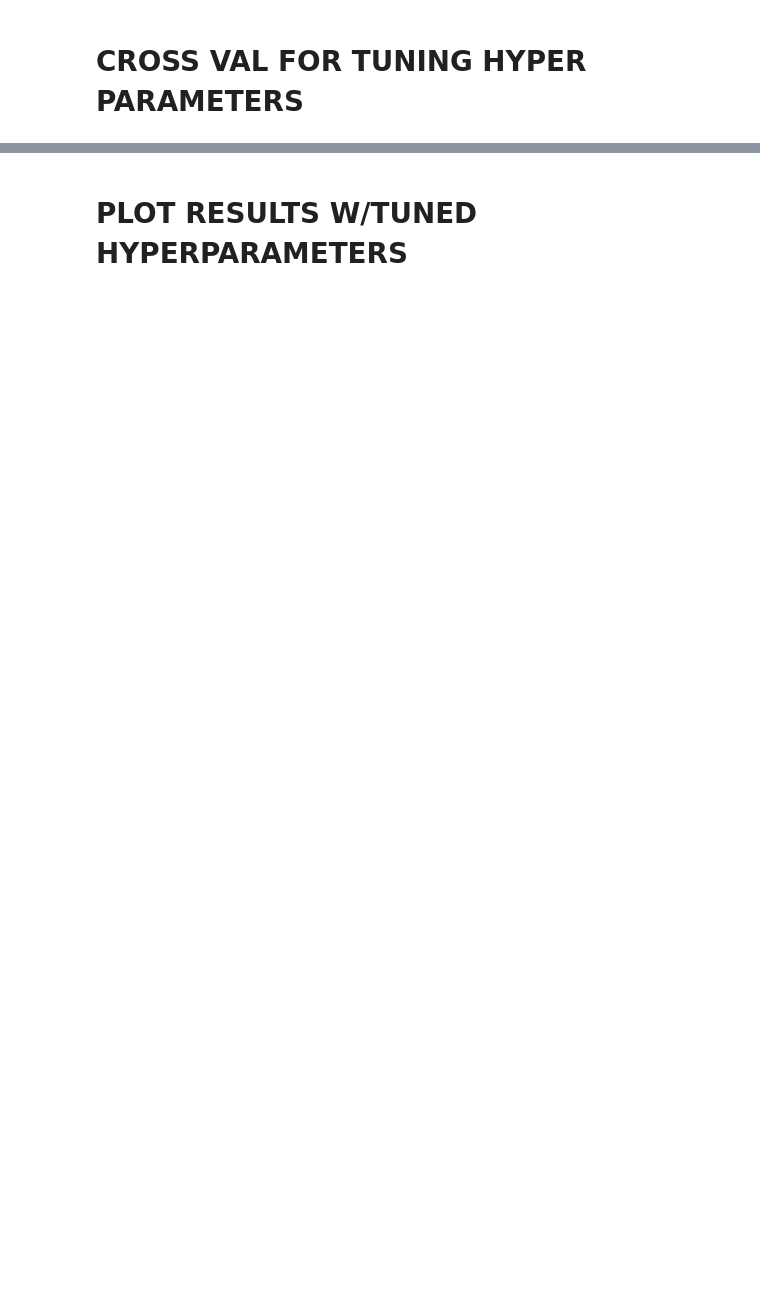
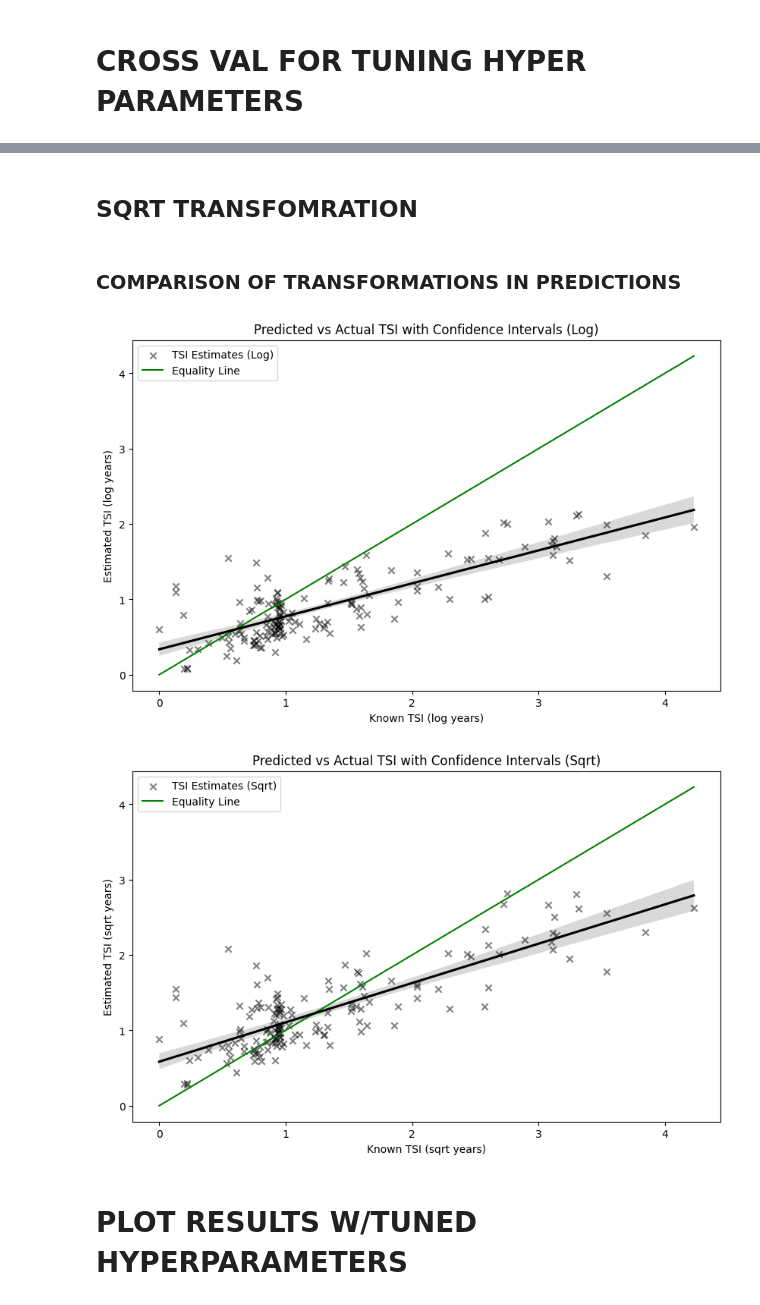
Before and after one commit to andreawickman/ic_research_project, a Jupyter notebook: 7_continuous_predictive_model.ipynb, the cells around one changed output, grey strips where cells are left out. Drawn from its saved outputs; the diff is of its cells as text; code cells hidden in the pictures; blank space fills up the shorter version.

```diff
--- a/7_continuous_predictive_model.ipynb
+++ b/7_continuous_predictive_model.ipynb
@@ -122,0 +186,2 @@ R-squared: 0.6274362284871356
+# %% [markdown]
+## SQRT TRANSFOMRATION
@@ -123,3 +218,32 @@ R-squared: 0.6274362284871356
+# %% [markdown]
+### COMPARISON OF TRANSFORMATIONS IN PREDICTIONS
+# %%
+# Plot predicted vs actual values for log transformation
+plt.figure(figsize=(10, 6))
+plt.scatter(y_test, y_pred_log, alpha=0.5, label='TSI Estimates (Log)', color='black', marker='x')
+plt.plot([y_test.min(), y_test.max()], [y_test.min(), y_test.max()], 'g-', label='Equality Line')
+sns.regplot(x=y_test, y=y_pred_log, scatter=False, ci=95, color='black')
+plt.xlabel('Known TSI (log years)')
+plt.ylabel('Estimated TSI (log years)')
+plt.title('Predicted vs Actual TSI with Confidence Intervals (Log)')
+plt.legend()
+plt.savefig('./outputs/predictions/predicted_log_tsi_years.png')
+plt.show()
+
+# Plot predicted vs actual values for sqrt transformation
+plt.figure(figsize=(10, 6))
+plt.scatter(y_test, y_pred_sqrt, alpha=0.5, label='TSI Estimates (Sqrt)', color='black', marker='x')
+plt.plot([y_test.min(), y_test.max()], [y_test.min(), y_test.max()], 'g-', label='Equality Line')
+sns.regplot(x=y_test, y=y_pred_sqrt, scatter=False, ci=95, color='black')
+plt.xlabel('Known TSI (sqrt years)')
+plt.ylabel('Estimated TSI (sqrt years)')
+plt.title('Predicted vs Actual TSI with Confidence Intervals (Sqrt)')
+plt.legend()
+plt.savefig('./outputs/predictions/predicted_sqrt_tsi_years.png')
+plt.show()
+# %% [output]
+[figure, added]
+[figure, added]
 # %% [markdown]
 # PLOT RESULTS W/TUNED HYPERPARAMETERS
 # %%
```
Also changed, not shown: parts of 20 cells of this notebook, 7 other files.
